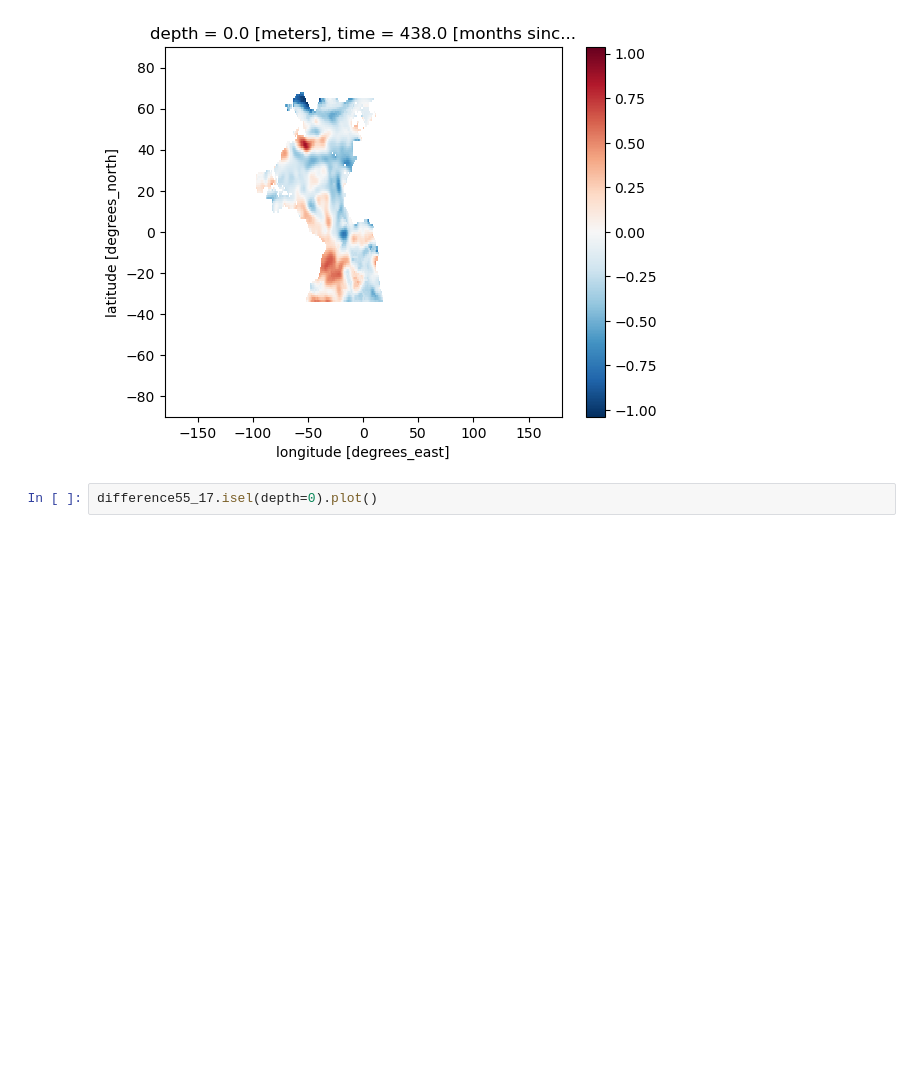
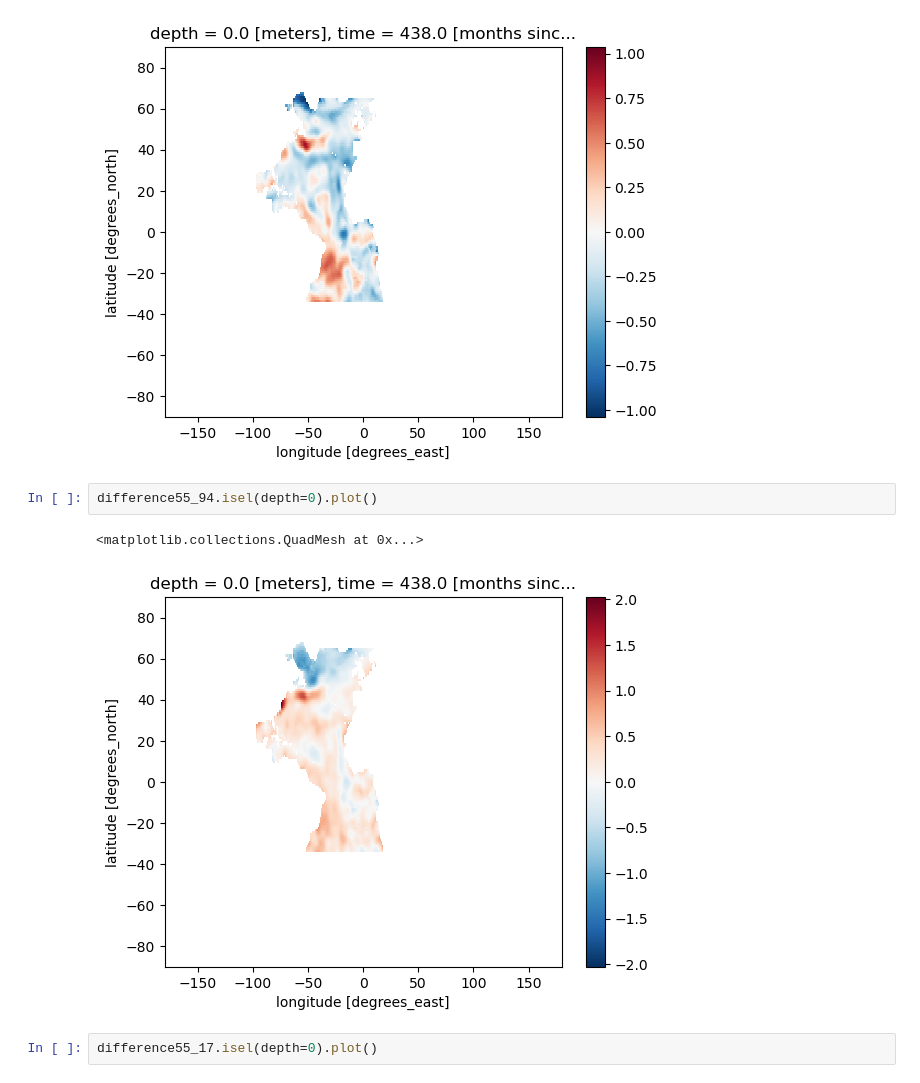
Before and after one commit to EES-3506-5506/Kelly_FinalPrG1, a Jupyter notebook: notebooks/Getting_Started.ipynb, the cells around one changed output. Saved outputs shown, nothing was run; the diff lists cells and outputs as text; blank space fills up the shorter version.

```diff
--- a/notebooks/Getting_Started.ipynb
+++ b/notebooks/Getting_Started.ipynb
@@ -331,6 +331,11 @@ difference55_74.isel(depth=0).plot()
 # %% [output]
 <matplotlib.collections.QuadMesh at 0x...>
 [figure]
+# %%
+difference55_94.isel(depth=0).plot()
+# %% [output]
+<matplotlib.collections.QuadMesh at 0x...>
+[figure, added]
 # %%
 difference55_17.isel(depth=0).plot()
 # %% [output]
```
Also changed, not shown: parts of 10 cells of this notebook.
